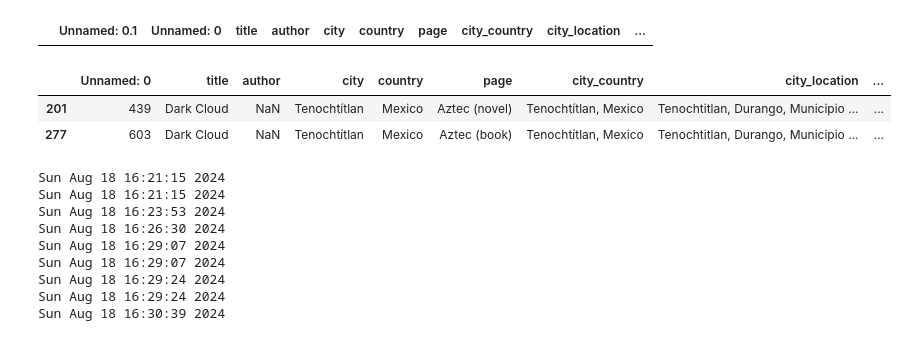
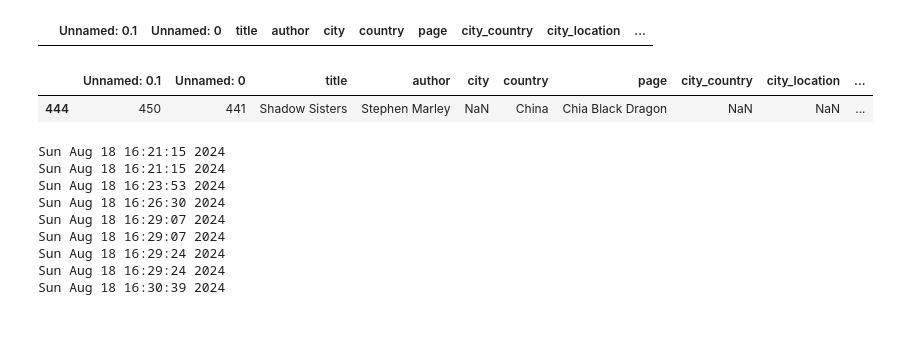
Before and after one commit to ShreyanSen/TravelByBook, a Jupyter notebook: dev_nb/jsons_to_csv.ipynb, the cells around one changed output. Saved outputs shown, nothing was run; the diff lists cells and outputs as text; code cells hidden in the pictures.

Commit message:
updated authors

```diff
--- a/dev_nb/jsons_to_csv.ipynb
+++ b/dev_nb/jsons_to_csv.ipynb
@@ -59,11 +59,10 @@ corr_df.loc[(~corr_df.geocoded_address.isna()) & (corr_df.author.isna())]
 # %% [output]
 |  | Unnamed: 0.1 | Unnamed: 0 | title | author | city | country | page | city_country | city_location | ... |
 # %%
-corr_[unc_df.title=='Dark Cloud']
+corr_df[corr_df.page=='Chia Black Dragon']
 # %% [output]
-|  | Unnamed: 0 | title | author | city | country | page | city_country | city_location | ... |
-| 201 | 439 | Dark Cloud | NaN | Tenochtítlan | Mexico | Aztec (novel) | Tenochtítlan, Mexico | Tenochtitlan, Durango, Municipio ... | ... |
-| 277 | 603 | Dark Cloud | NaN | Tenochtítlan | Mexico | Aztec (book) | Tenochtítlan, Mexico | Tenochtitlan, Durango, Municipio ... | ... |
+|  | Unnamed: 0.1 | Unnamed: 0 | title | author | city | country | page | city_country | city_location | ... |
+| 444 | 450 | 441 | Shadow Sisters | Stephen Marley | NaN | China | Chia Black Dragon | NaN | NaN | ... |
 # %%
 class GeoBookJSONtoCSV:
 
```
Also changed, not shown: 2 other files.
